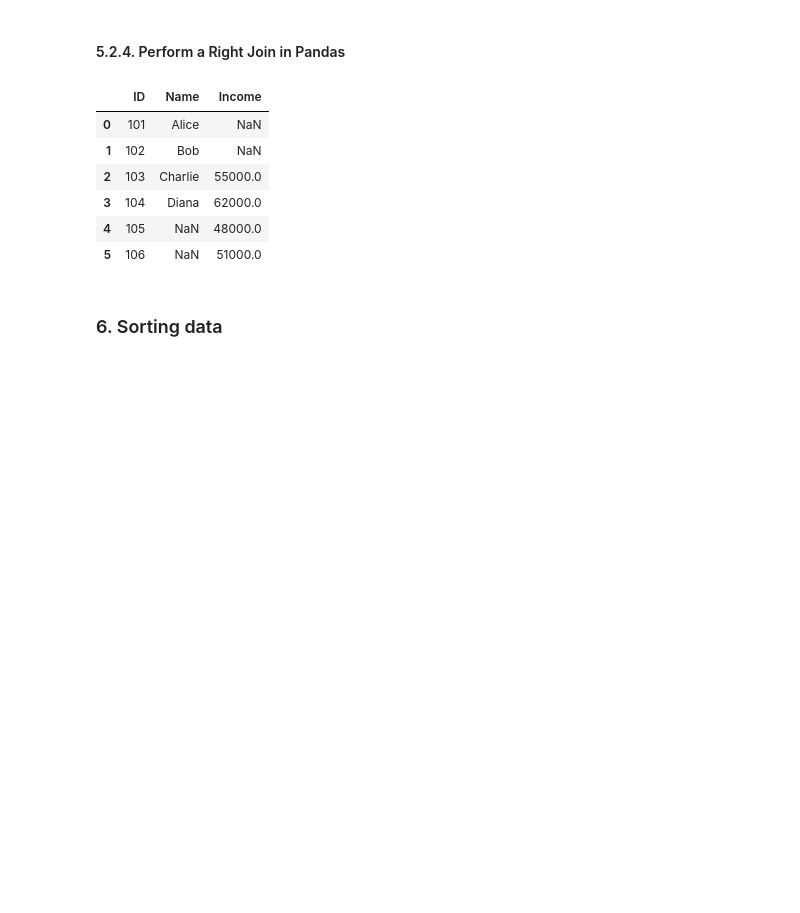
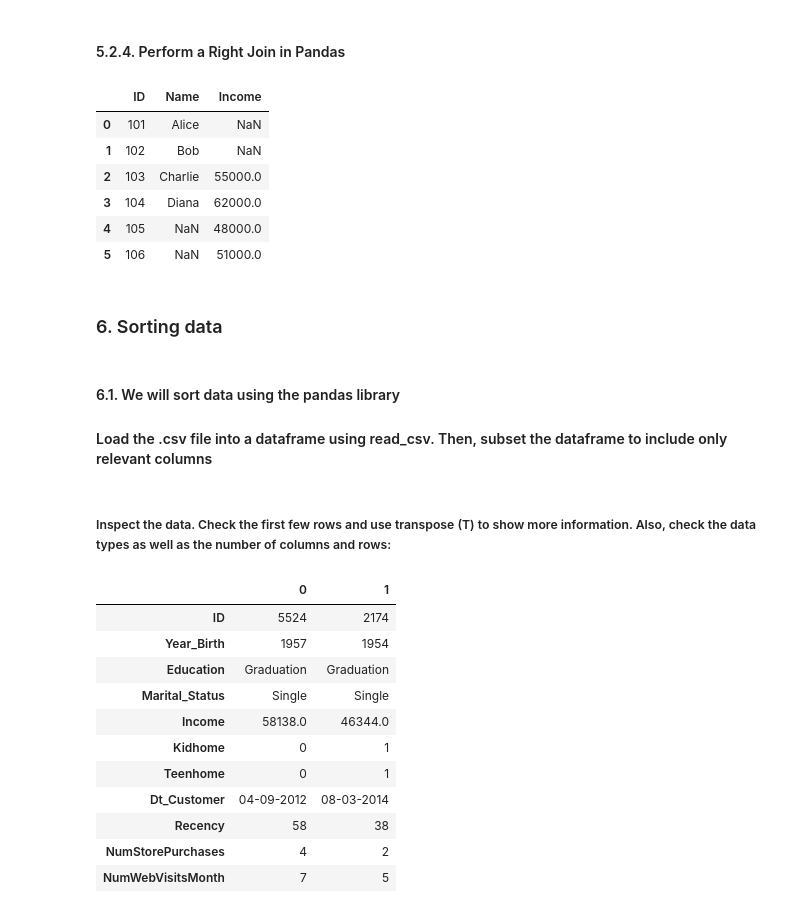
Before and after one commit to Mutiu123/The_EDA_with_Python, a Jupyter notebook: EDA_Book_Samples.ipynb, the cells around one changed output. Drawn from its saved outputs; the diff is of its cells as text; code cells hidden in the pictures; blank space fills up the shorter version.

Commit message:
add data sorting and categoriation codes

```diff
--- a/EDA_Book_Samples.ipynb
+++ b/EDA_Book_Samples.ipynb
@@ -660,3 +660,28 @@ merged_outer
 | 5 | 106 | NaN | 51000.0 |
 # %% [markdown]
 ### 6. Sorting data
+# %% [markdown]
+#### 6.1. We will sort data using the pandas library
+#### Load the .csv file into a dataframe using read_csv. Then, subset the dataframe to include only relevant columns
+# %%
+# Access the specific DataFrame
+marketing_data = dataframes['marketing_campaign.csv']
+
+marketing_data = marketing_data[['ID','Year_Birth','Education','Marital_Status','Income','Kidhome', 'Teenhome', 'Dt_Customer','Recency','NumStorePurchases','NumWebVisitsMonth']]
+# %% [markdown]
+##### Inspect the data. Check the first few rows and use transpose (T) to show more information. Also, check the data types as well as the number of columns and rows:
+# %%
+marketing_data.head(2).T
+# %% [output]
+|  | 0 | 1 |
+| ID | 5524 | 2174 |
+| Year_Birth | 1957 | 1954 |
+| Education | Graduation | Graduation |
+| Marital_Status | Single | Single |
+| Income | 58138.0 | 46344.0 |
+| Kidhome | 0 | 1 |
+| Teenhome | 0 | 1 |
+| Dt_Customer | 04-09-2012 | 08-03-2014 |
+| Recency | 58 | 38 |
+| NumStorePurchases | 4 | 2 |
+| NumWebVisitsMonth | 7 | 5 |
```
Also changed, not shown: parts of 14 cells of this notebook.
